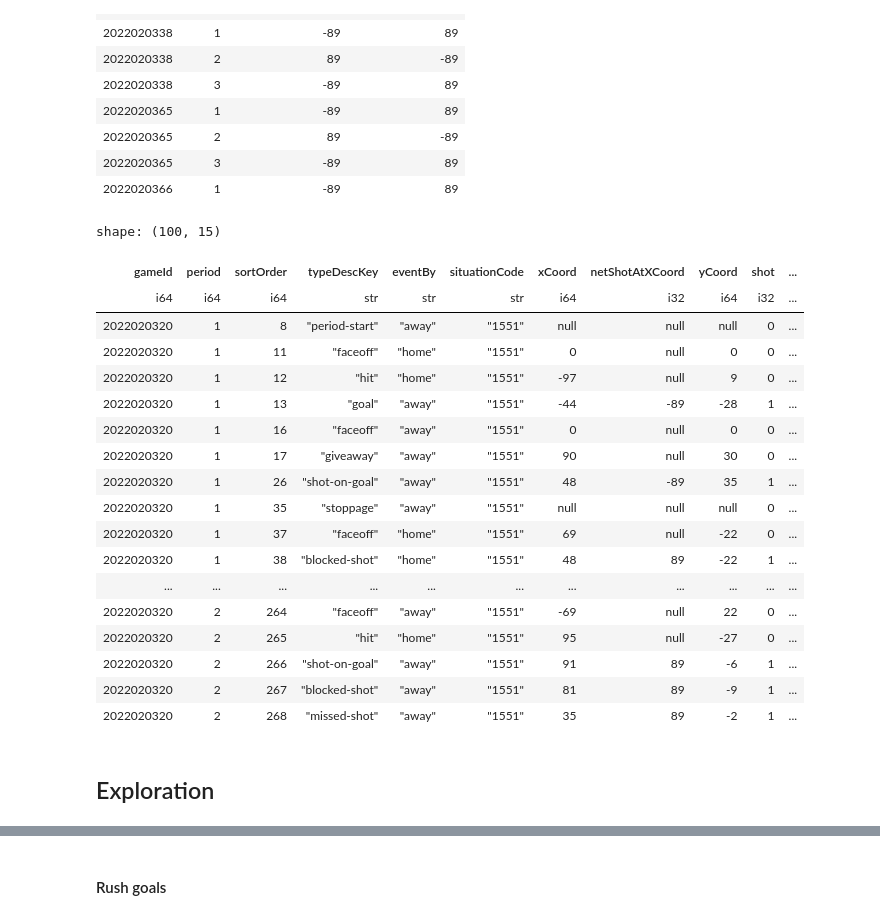
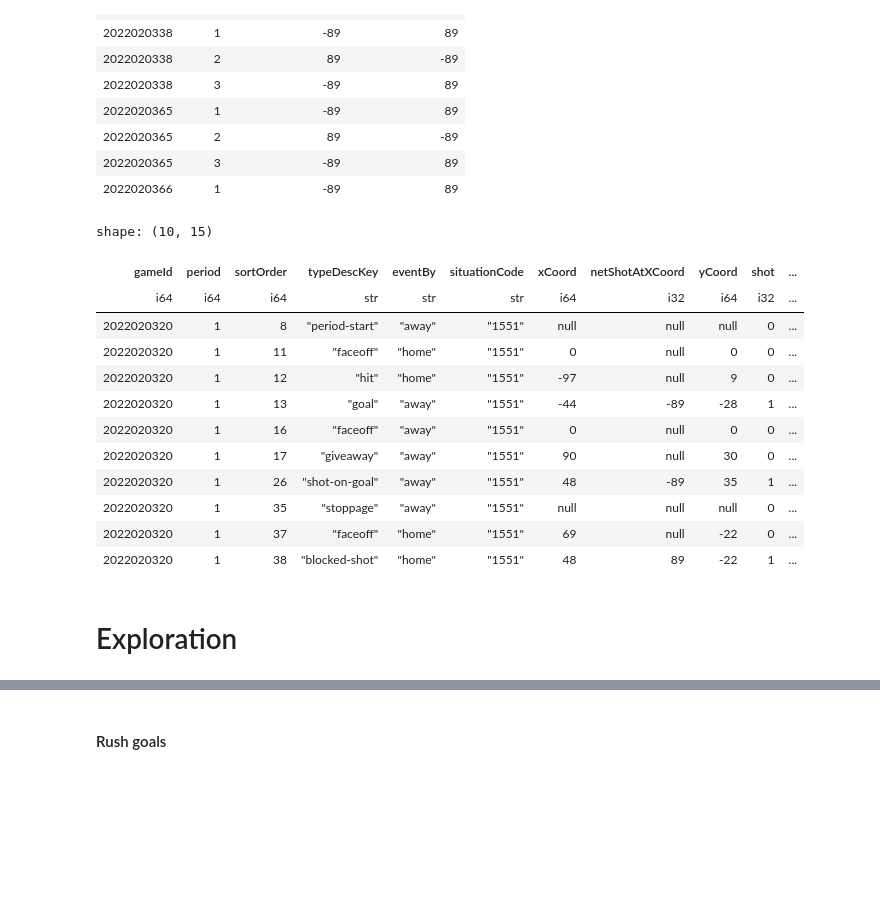
Before and after one commit to trxe/nhl_data_demo, a Jupyter notebook: xgoals.ipynb, the cells around one changed output, grey strips where cells are left out. Saved outputs shown, nothing was run; the diff lists cells and outputs as text; code cells hidden in the pictures; blank space fills up the shorter version.

Commit message:
binary outcome goal prediction

```diff
--- a/xgoals.ipynb
+++ b/xgoals.ipynb
@@ -417,7 +405,8 @@ plays = (
     .with_columns(
         angDeg=pl.when(pl.col('shot') == 1).then(
             (pl.col('yCoord').abs() / (pl.col('xCoord') - pl.col('netShotAtXCoord')).abs()).arctan() / math.pi * 180.0
-        ).otherwise(None)
+        ).otherwise(None),
+        distFromNet=((pl.col('xCoord') - pl.col('netShotAtXCoord')).pow(2) + pl.col('yCoord').pow(2)).pow(0.5),
     )
     # per game
     .with_columns(
@@ -504,43 +493,37 @@ plays = (
             # 'homeBlocked', 'awayBlocked',
             # 'homeMiss', 'awayMiss',
             # 'deltaTime', 'deltaTimeHomeShot', 'deltaTimeAwayShot', 'deltaDist',
             # 'rush', 'rebound', 'goalByTeamId', 'shotByTeamId',
             # 'lastHomeShotTimeRemainingSec',
             # 'lastAwayShotTimeRemainingSec',
             # 'lastHomeShotXCoord',
             # 'lastHomeShotYCoord',
             # 'lastAwayShotXCoord',
             # 'lastAwayShotYCoord',
         ]
     )
     # .filter(pl.col('deltaTimeHomeShot') < 0)
     # .filter(pl.col('rebound') == 1)
     # .filter(pl.col('shot') == 1)
-    .head(100)
+    .head(10)
     .collect()
 )
 # %% [output]
-shape: (100, 15)
+shape: (10, 15)
 | gameId | period | sortOrder | typeDescKey | eventBy | situationCode | xCoord | netShotAtXCoord | yCoord | shot | ... |
 | i64 | i64 | i64 | str | str | str | i64 | i32 | i64 | i32 | ... |
 | 2022020320 | 1 | 8 | "period-start" | "away" | "1551" | null | null | null | 0 | ... |
 | 2022020320 | 1 | 11 | "faceoff" | "home" | "1551" | 0 | null | 0 | 0 | ... |
 | 2022020320 | 1 | 12 | "hit" | "home" | "1551" | -97 | null | 9 | 0 | ... |
 | 2022020320 | 1 | 13 | "goal" | "away" | "1551" | -44 | -89 | -28 | 1 | ... |
 | 2022020320 | 1 | 16 | "faceoff" | "away" | "1551" | 0 | null | 0 | 0 | ... |
 | 2022020320 | 1 | 17 | "giveaway" | "away" | "1551" | 90 | null | 30 | 0 | ... |
 | 2022020320 | 1 | 26 | "shot-on-goal" | "away" | "1551" | 48 | -89 | 35 | 1 | ... |
 | 2022020320 | 1 | 35 | "stoppage" | "away" | "1551" | null | null | null | 0 | ... |
 | 2022020320 | 1 | 37 | "faceoff" | "home" | "1551" | 69 | null | -22 | 0 | ... |
 | 2022020320 | 1 | 38 | "blocked-shot" | "home" | "1551" | 48 | 89 | -22 | 1 | ... |
-| ... | ... | ... | ... | ... | ... | ... | ... | ... | ... | ... |
-| 2022020320 | 2 | 264 | "faceoff" | "away" | "1551" | -69 | null | 22 | 0 | ... |
-| 2022020320 | 2 | 265 | "hit" | "home" | "1551" | 95 | null | -27 | 0 | ... |
-| 2022020320 | 2 | 266 | "shot-on-goal" | "away" | "1551" | 91 | 89 | -6 | 1 | ... |
-| 2022020320 | 2 | 267 | "blocked-shot" | "away" | "1551" | 81 | 89 | -9 | 1 | ... |
-| 2022020320 | 2 | 268 | "missed-shot" | "away" | "1551" | 35 | 89 | -2 | 1 | ... |
 # %% [markdown]
-## Exploration
+# Exploration
 # %%
 import matplotlib.pyplot as plt
 import draw
```
Also changed, not shown: parts of 22 cells of this notebook.
